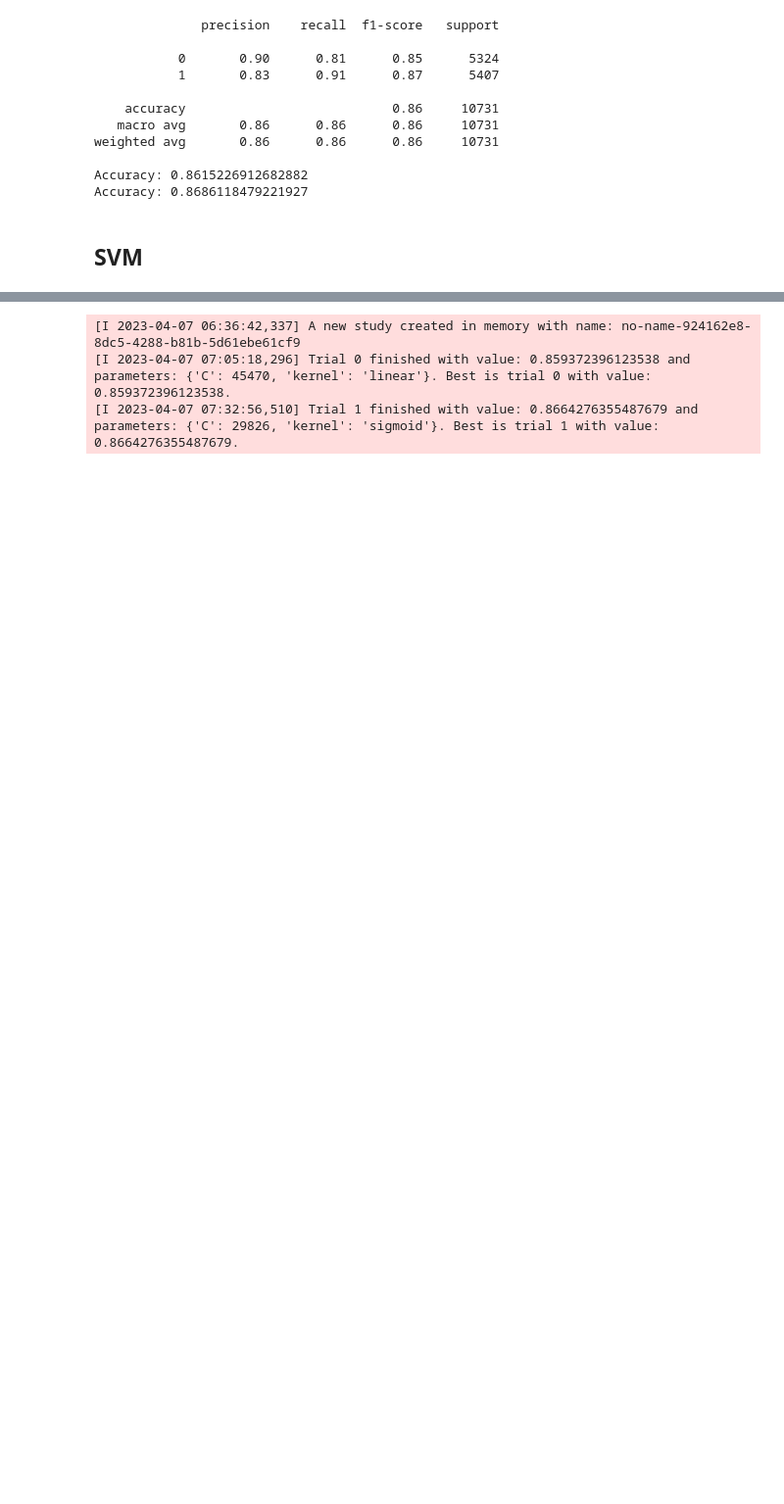
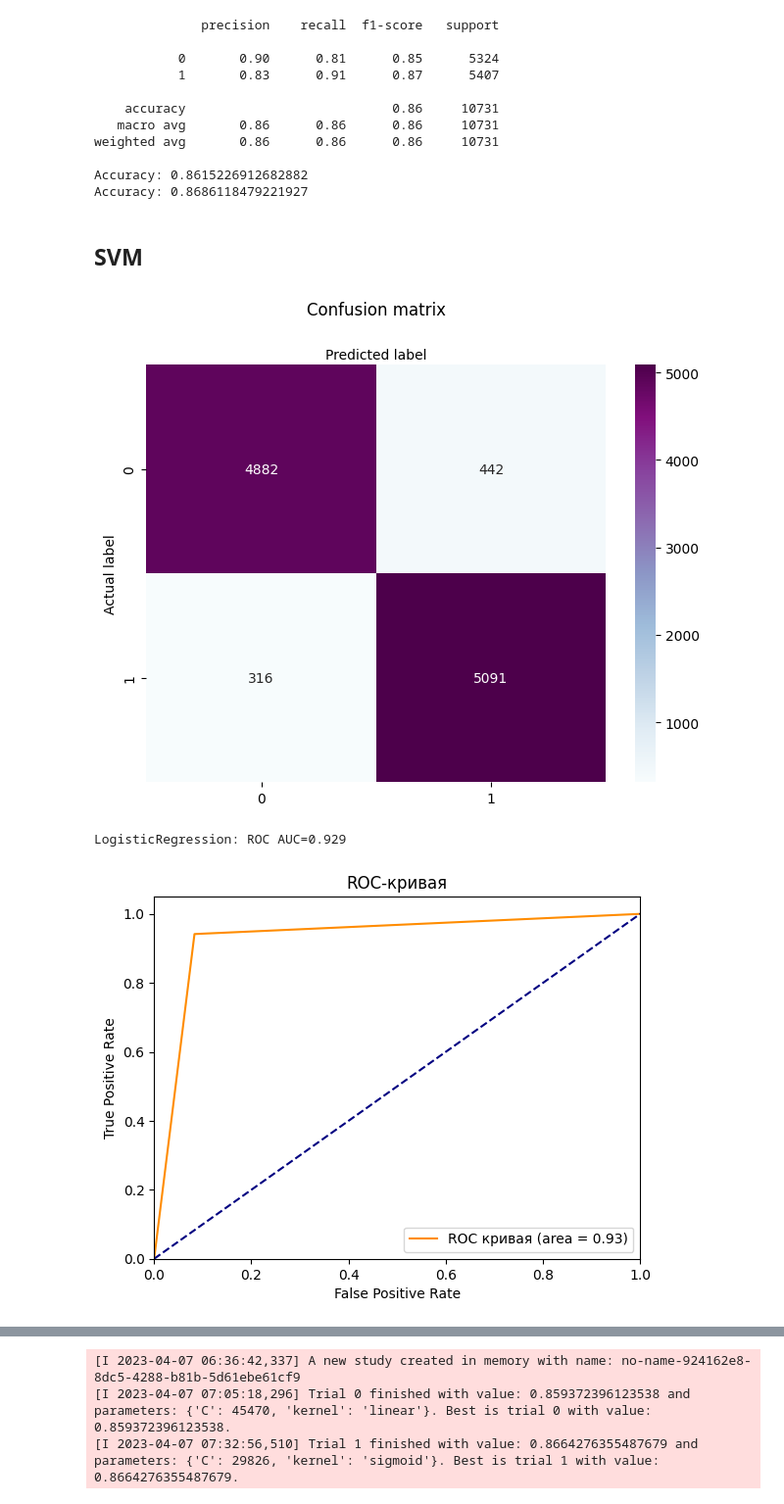
Before and after one commit to wizard339/education, a Jupyter notebook: misis/nlp/Untitled.ipynb, the cells around one changed output, grey strips where cells are left out. Shown: that part at 98% size. Drawn from its saved outputs; the diff is of its cells as text; code cells hidden in the pictures; blank space fills up the shorter version.

```diff
--- a/misis/nlp/Untitled.ipynb
+++ b/misis/nlp/Untitled.ipynb
@@ -717,4 +792,11 @@ Accuracy: 0.8686118479221927
 # %% [markdown]
 ## SVM
 # %%
-svm = SVC()
+svm = SVC(random_state=42)
+svm.fit(X_train, y_train)
+y_preds = svm.predict(X_test)
+castom_evaluate(y_test, y_preds)
+# %% [output]
+[figure, added]
+LogisticRegression: ROC AUC=0.929
+[figure, added]
```
Also changed, not shown: parts of 20 cells of this notebook.
